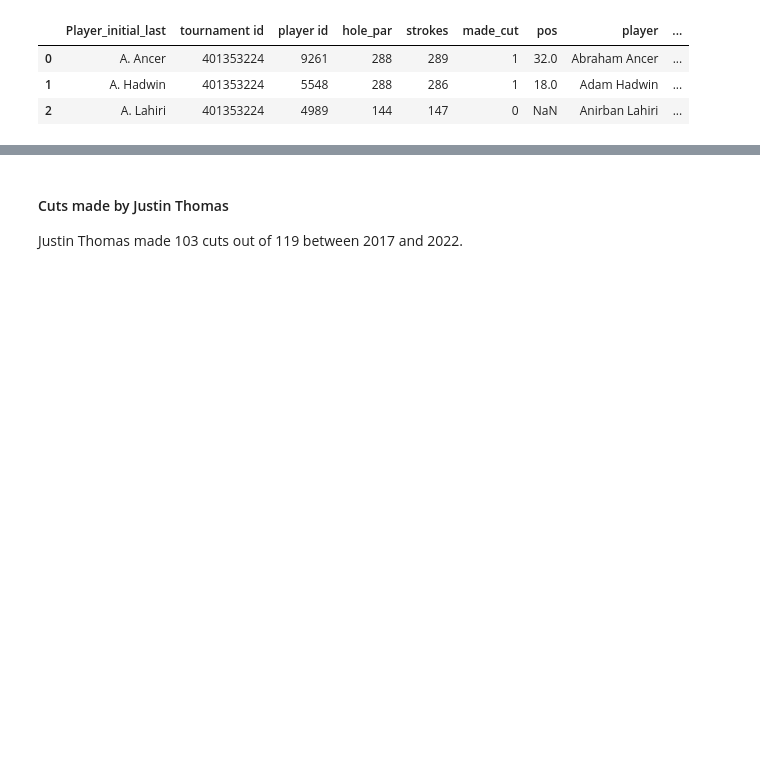
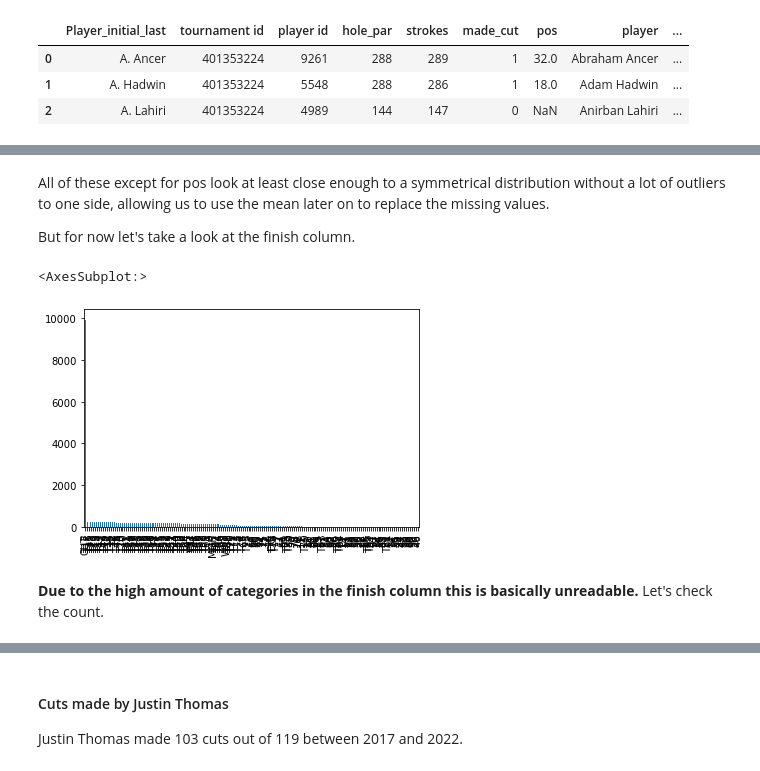
Before and after one commit to Loze2804/PGA_Tour_Analysis, a Jupyter notebook: PGA_Tour_Analyse.ipynb, the cells around one changed output, grey strips where cells are left out. Cells and saved outputs as stored; diff of their text form; code cells hidden in the pictures; blank space fills up the shorter version.

```diff
--- a/PGA_Tour_Analyse.ipynb
+++ b/PGA_Tour_Analyse.ipynb
@@ -112,0 +212,12 @@ data.isna()
+# %% [markdown]
+All of these except for pos look at least close enough to a symmetrical distribution without a lot of outliers to one side, allowing us to use the mean later on to replace the missing values.
+
+But for now let's take a look at the finish column.
+# %%
+data['finish'].value_counts().plot(kind='bar')
+# %% [output]
+<AxesSubplot:>
+[figure, added]
+# %% [markdown]
+__Due to the high amount of categories in the finish column this is basically unreadable.__
+Let's check the count.
```
Also changed, not shown: parts of 42 cells of this notebook.
